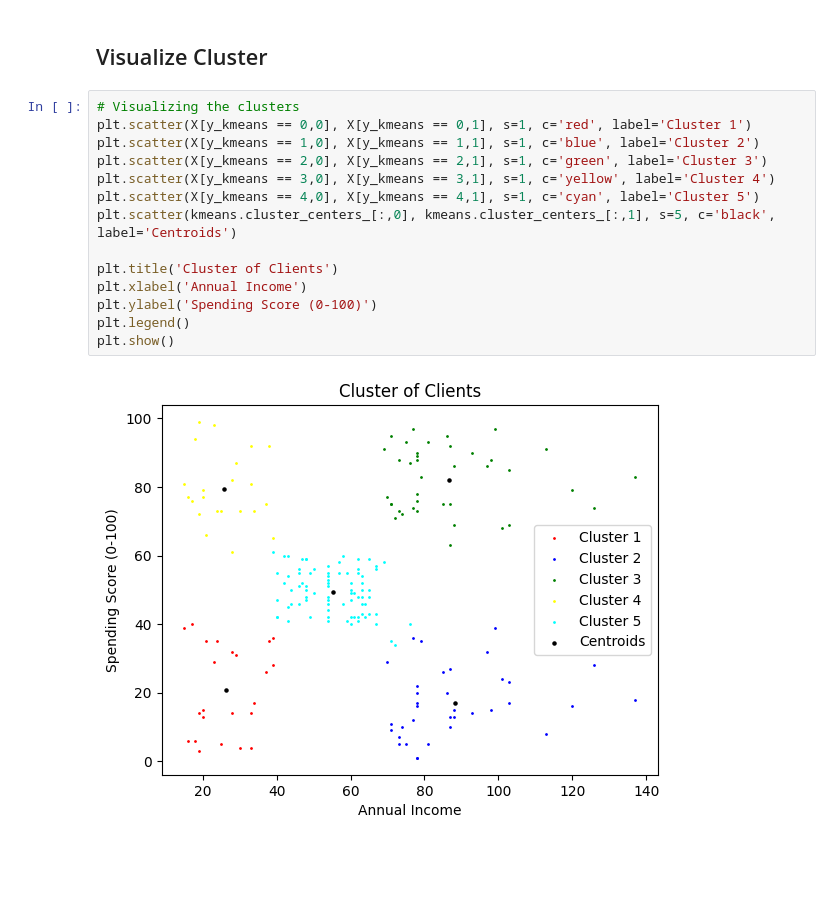
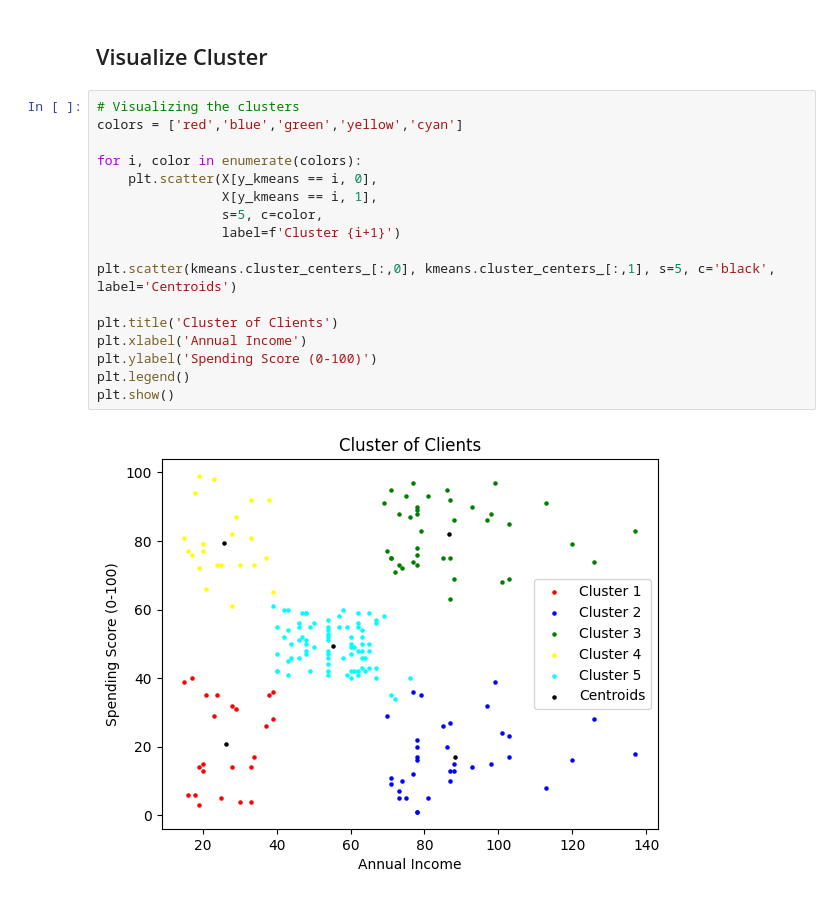
Before and after one commit to srsimonson/machine-learning, a Jupyter notebook: clustering/clustering.ipynb, the cells around one changed output. Drawn from its saved outputs; the diff is of its cells as text; blank space fills up the shorter version.

```diff
--- a/clustering/clustering.ipynb
+++ b/clustering/clustering.ipynb
@@ -87,17 +87,20 @@ y_kmeans = kmeans.fit_predict(X)
 ## Visualize Cluster
 # %%
 # Visualizing the clusters
-plt.scatter(X[y_kmeans == 0,0], X[y_kmeans == 0,1], s=1, c='red', label='Cluster 1')
-plt.scatter(X[y_kmeans == 1,0], X[y_kmeans == 1,1], s=1, c='blue', label='Cluster 2')
-plt.scatter(X[y_kmeans == 2,0], X[y_kmeans == 2,1], s=1, c='green', label='Cluster 3')
-plt.scatter(X[y_kmeans == 3,0], X[y_kmeans == 3,1], s=1, c='yellow', label='Cluster 4')
-plt.scatter(X[y_kmeans == 4,0], X[y_kmeans == 4,1], s=1, c='cyan', label='Cluster 5')
+colors = ['red','blue','green','yellow','cyan']
+
+for i, color in enumerate(colors):
+    plt.scatter(X[y_kmeans == i, 0],
+                X[y_kmeans == i, 1],
+                s=5, c=color,
+                label=f'Cluster {i+1}')
+
 plt.scatter(kmeans.cluster_centers_[:,0], kmeans.cluster_centers_[:,1], s=5, c='black', label='Centroids')
 
 plt.title('Cluster of Clients')
 plt.xlabel('Annual Income')
 plt.ylabel('Spending Score (0-100)')
 plt.legend()
 plt.show()
 # %% [output]
-[figure, old version]
+[figure, new version]
```
